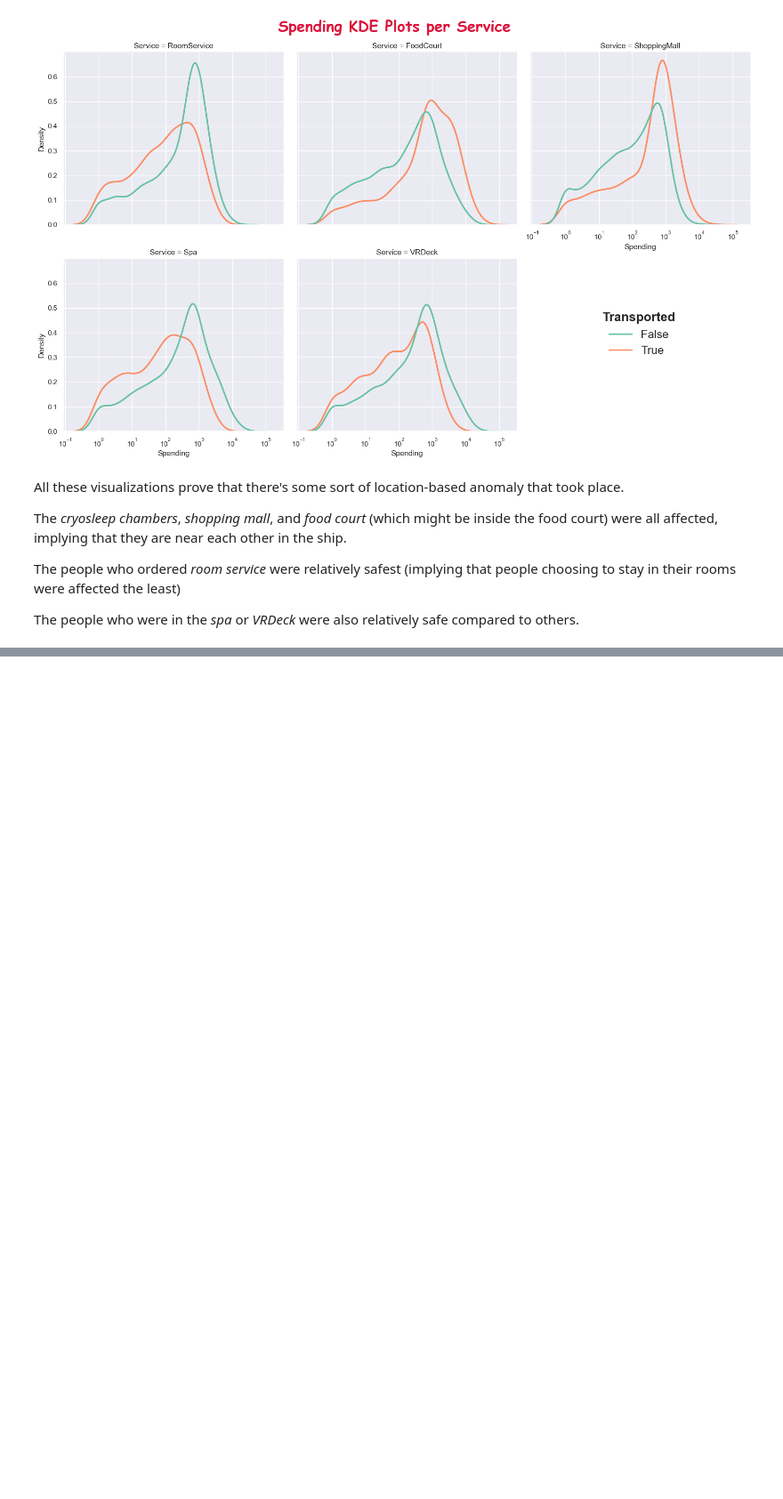
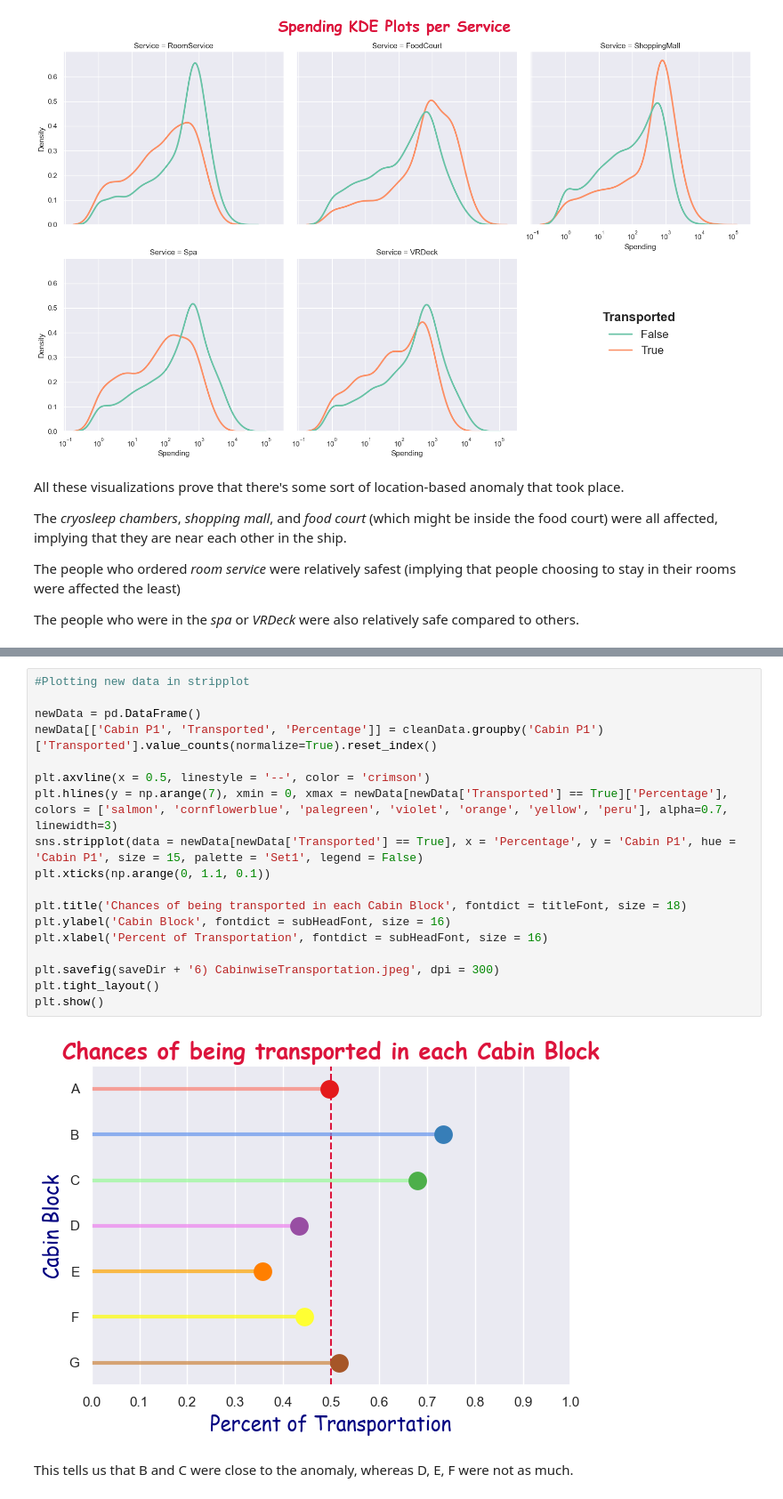
Before and after one commit to bestboybest/OlympusTech3.0--AstroGoodBoy, a Jupyter notebook: Task2/AstroGoodBoy_notebook_cleaning.ipynb, the cells around one changed output, grey strips where cells are left out. Shown at 89% size. Saved outputs shown, nothing was run; the diff lists cells and outputs as text; blank space fills up the shorter version.

```diff
--- a/Task2/AstroGoodBoy_notebook_cleaning.ipynb
+++ b/Task2/AstroGoodBoy_notebook_cleaning.ipynb
@@ -1422,0 +1466,22 @@ The people who were in the *spa* or *VRDeck* were also relatively safe compared
+# %%
+#Plotting new data in stripplot
+
+newData = pd.DataFrame()
+newData[['Cabin P1', 'Transported', 'Percentage']] = cleanData.groupby('Cabin P1')['Transported'].value_counts(normalize=True).reset_index()
+
+plt.axvline(x = 0.5, linestyle = '--', color = 'crimson')
+plt.hlines(y = np.arange(7), xmin = 0, xmax = newData[newData['Transported'] == True]['Percentage'], colors = ['salmon', 'cornflowerblue', 'palegreen', 'violet', 'orange', 'yellow', 'peru'], alpha=0.7, linewidth=3)
+sns.stripplot(data = newData[newData['Transported'] == True], x = 'Percentage', y = 'Cabin P1', hue = 'Cabin P1', size = 15, palette = 'Set1', legend = False)
+plt.xticks(np.arange(0, 1.1, 0.1))
+
+plt.title('Chances of being transported in each Cabin Block', fontdict = titleFont, size = 18)
+plt.ylabel('Cabin Block', fontdict = subHeadFont, size = 16)
+plt.xlabel('Percent of Transportation', fontdict = subHeadFont, size = 16)
+
+plt.savefig(saveDir + '6) CabinwiseTransportation.jpeg', dpi = 300)
+plt.tight_layout()
+plt.show()
+# %% [output]
+[figure, added]
+# %% [markdown]
+This tells us that B and C were close to the anomaly, whereas D, E, F were not as much.
```
Also changed, not shown: parts of 4 cells of this notebook, 2 other files.
